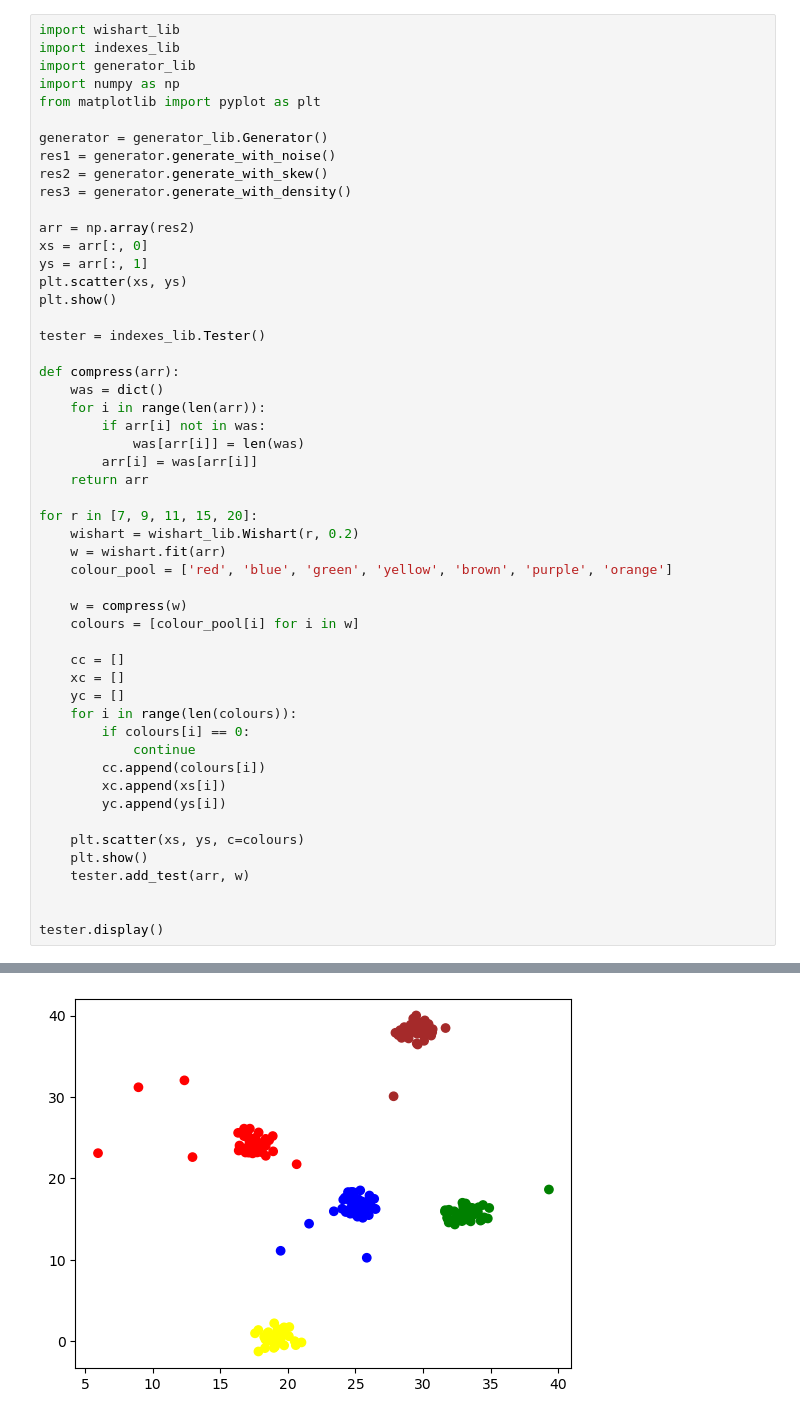
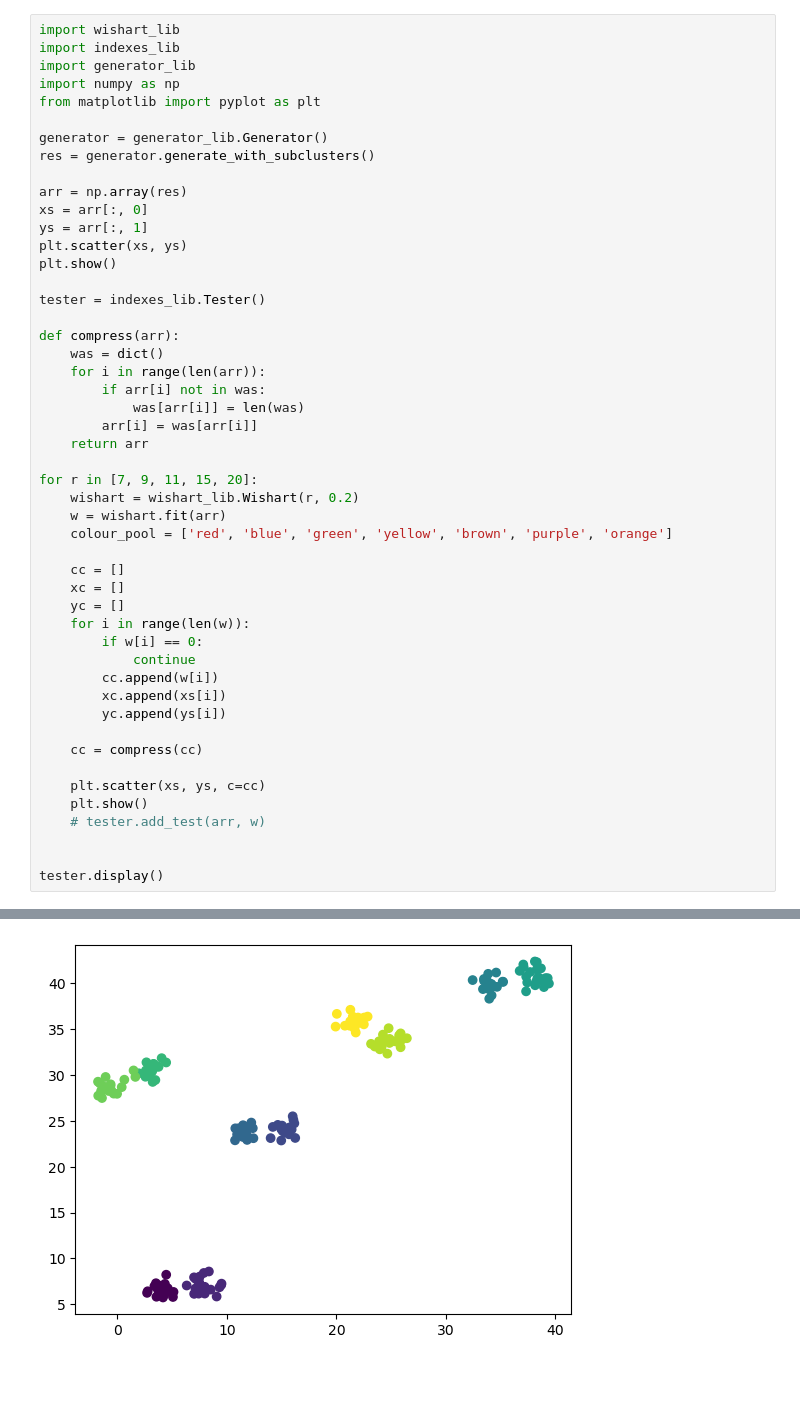
Before and after one commit to MrPlotva/Time-Series, a Jupyter notebook: capital_testing.ipynb, the cells around one changed output, grey strips where cells are left out. Saved outputs shown, nothing was run; the diff lists cells and outputs as text; blank space fills up the shorter version.

```diff
--- a/capital_testing.ipynb
+++ b/capital_testing.ipynb
@@ -6,11 +6,9 @@ import numpy as np
 from matplotlib import pyplot as plt
 
 generator = generator_lib.Generator()
-res1 = generator.generate_with_noise()
-res2 = generator.generate_with_skew()
-res3 = generator.generate_with_density()
+res = generator.generate_with_subclusters()
 
-arr = np.array(res2)
+arr = np.array(res)
 xs = arr[:, 0]
 ys = arr[:, 1]
 plt.scatter(xs, ys)
@@ -31,22 +29,21 @@ for r in [7, 9, 11, 15, 20]:
     w = wishart.fit(arr)
     colour_pool = ['red', 'blue', 'green', 'yellow', 'brown', 'purple', 'orange']
 
-    w = compress(w)
-    colours = [colour_pool[i] for i in w]
-
     cc = []
     xc = []
     yc = []
-    for i in range(len(colours)):
-        if colours[i] == 0:
+    for i in range(len(w)):
+        if w[i] == 0:
             continue
-        cc.append(colours[i])
+        cc.append(w[i])
         xc.append(xs[i])
         yc.append(ys[i])
 
-    plt.scatter(xs, ys, c=colours)
+    cc = compress(cc)
+
+    plt.scatter(xs, ys, c=cc)
     plt.show()
-    tester.add_test(arr, w)
+    # tester.add_test(arr, w)
 
 
 tester.display()
@@ -55 +52 @@ tester.display()
-[figure, old version]
+[figure, new version]
```
Also changed, not shown: parts of 1 cell of this notebook.
